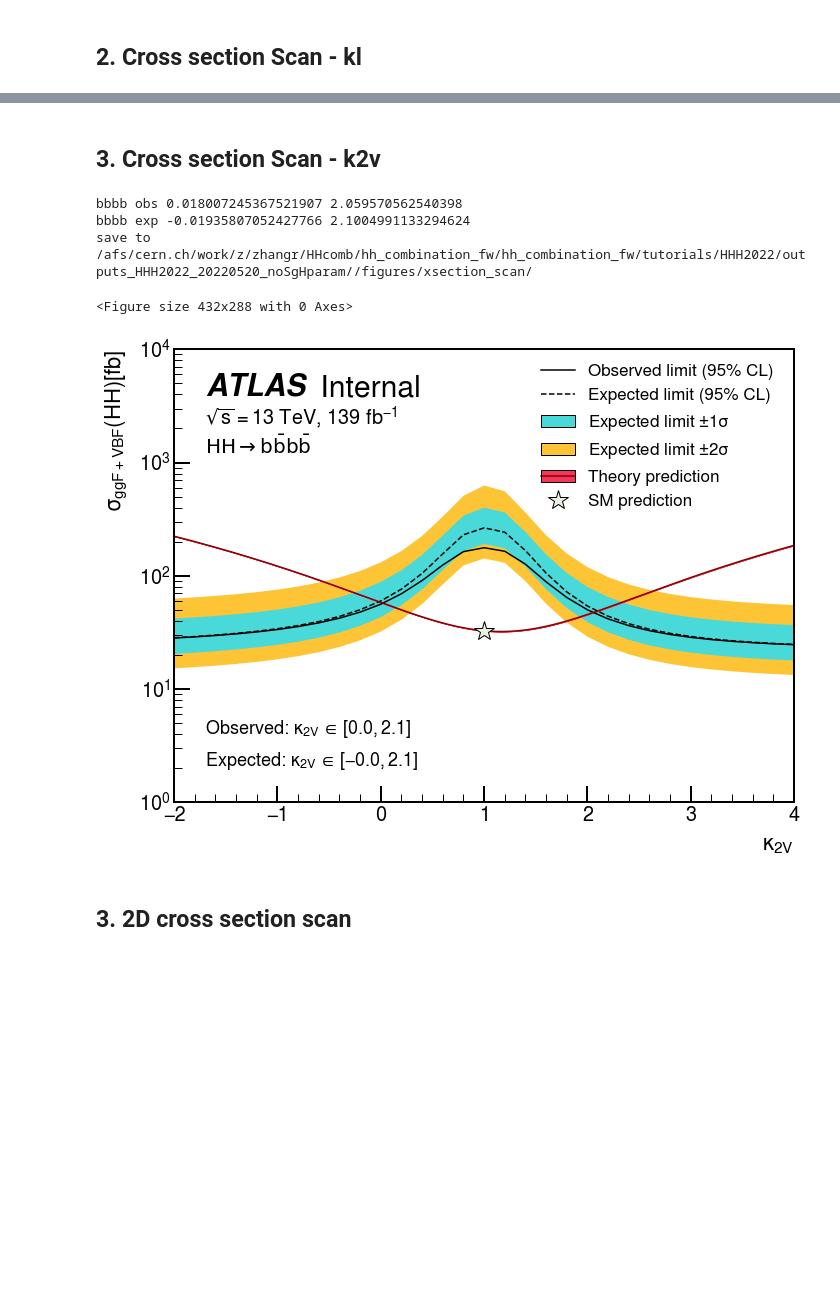
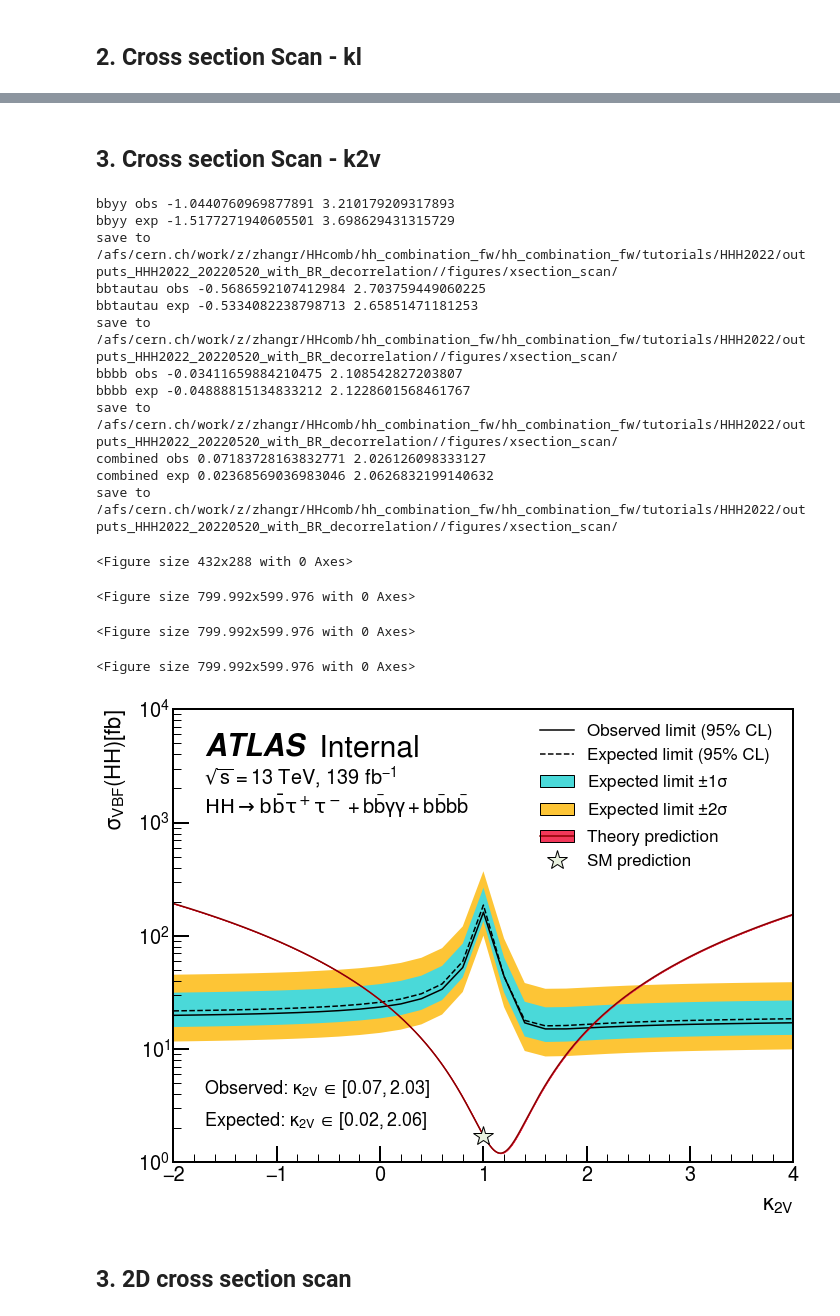
Before and after one commit to dyl64/hh_combination_fw, a Jupyter notebook: tutorials/HHH2022/GenPlots.ipynb, the cells around one changed output, grey strips where cells are left out. Saved outputs shown, nothing was run; the diff lists cells and outputs as text; code cells hidden in the pictures; blank space fills up the shorter version.

Commit message:
Plot round 1 results

```diff
--- a/tutorials/HHH2022/GenPlots.ipynb
+++ b/tutorials/HHH2022/GenPlots.ipynb
@@ -373,5 +290,5 @@ save to /afs/cern.ch/work/z/zhangr/HHcomb/hh_combination_fw/hh_combination_fw/tu
-# %% [markdown]
-## 3. Cross section Scan - k2v
+# %% [markdown]
+## 3. Cross section Scan - k2v
 # %%
 import sympy
 def get_theory_combination_function(mH):
@@ -513,9 +430,9 @@ def plot_xsection_scan_k2v(k2v_param_limit_df, channel, mH, production='vbf', po
     intersections_obs = get_intersections(k2v_values,
                                       theory_xs_values*k2v_param_limit_df[channel]['obs'],
                                       k2v_values_dense, theory_xs_values_dense)
-    ax.annotate(r'Expected: '+poi_name[poi]+'$ \in [%.1f, %.1f]$' %(intersections[0], intersections[1]),
+    ax.annotate(r'Expected: '+poi_name[poi]+'$ \in [%.2f, %.2f]$' %(intersections[0], intersections[1]),
                 (0.05, 0.08), xycoords = 'axes fraction', fontsize = 18)
-    ax.annotate(r'Observed: '+poi_name[poi]+'$ \in [%.1f, %.1f]$' %(intersections_obs[0], intersections_obs[1]),
+    ax.annotate(r'Observed: '+poi_name[poi]+'$ \in [%.2f, %.2f]$' %(intersections_obs[0], intersections_obs[1]),
                 (0.05, 0.15), xycoords = 'axes fraction', fontsize = 18)
     print(channel, 'obs', intersections_obs[0], intersections_obs[1])
     print(channel, 'exp', intersections[0], intersections[1])
@@ -530,16 +447,31 @@ def plot_xsection_scan_k2v(k2v_param_limit_df, channel, mH, production='vbf', po
     print("save to", save_foler)
 # %%
 poi = 'k2v'
-production = 'all'
+production = 'vbf'
 k2v_param_limit_df = get_xsection_scan_limit(poi = poi)
 # %%
+theory_line = plot_xsection_scan_k2v(k2v_param_limit_df, 'bbyy', mH, production, poi)
+theory_line = plot_xsection_scan_k2v(k2v_param_limit_df, 'bbtautau', mH, production, poi)
 theory_line = plot_xsection_scan_k2v(k2v_param_limit_df, 'bbbb', mH, production, poi)
+theory_line = plot_xsection_scan_k2v(k2v_param_limit_df, 'combined', mH, production, poi)
 # %% [output]
-bbbb obs 0.018007245367521907 2.059570562540398
-bbbb exp -0.01935807052427766 2.1004991133294624
-save to /afs/cern.ch/work/z/zhangr/HHcomb/hh_combination_fw/hh_combination_fw/tutorials/HHH2022/outputs_HHH2022_20220520_noSgHparam//figures/xsection_scan/
+bbyy obs -1.0440760969877891 3.210179209317893
+bbyy exp -1.5177271940605501 3.698629431315729
+save to /afs/cern.ch/work/z/zhangr/HHcomb/hh_combination_fw/hh_combination_fw/tutorials/HHH2022/outputs_HHH2022_20220520_with_BR_decorrelation//figures/xsection_scan/
+bbtautau obs -0.5686592107412984 2.703759449060225
+bbtautau exp -0.5334082238798713 2.65851471181253
+save to /afs/cern.ch/work/z/zhangr/HHcomb/hh_combination_fw/hh_combination_fw/tutorials/HHH2022/outputs_HHH2022_20220520_with_BR_decorrelation//figures/xsection_scan/
+bbbb obs -0.03411659884210475 2.108542827203807
+bbbb exp -0.04888815134833212 2.1228601568461767
+save to /afs/cern.ch/work/z/zhangr/HHcomb/hh_combination_fw/hh_combination_fw/tutorials/HHH2022/outputs_HHH2022_20220520_with_BR_decorrelation//figures/xsection_scan/
+combined obs 0.07183728163832771 2.026126098333127
+combined exp 0.02368569036983046 2.0626832199140632
+save to /afs/cern.ch/work/z/zhangr/HHcomb/hh_combination_fw/hh_combination_fw/tutorials/HHH2022/outputs_HHH2022_20220520_with_BR_decorrelation//figures/xsection_scan/
 <Figure size 432x288 with 0 Axes>
+<Figure size 799.992x599.976 with 0 Axes>
+<Figure size 799.992x599.976 with 0 Axes>
+<Figure size 799.992x599.976 with 0 Axes>
-[figure, old version]
+[figure, new version]
 # %% [markdown]
 ## 3. 2D cross section scan
 # %%
```
Also changed, not shown: parts of 25 cells of this notebook, 8 other files.
